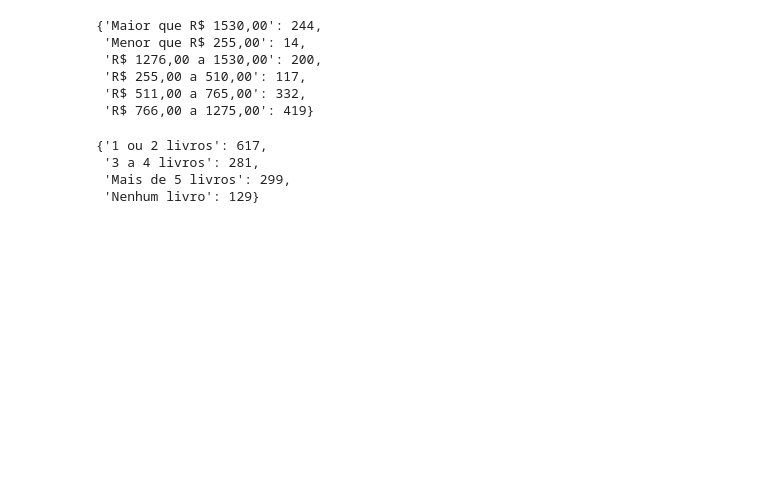
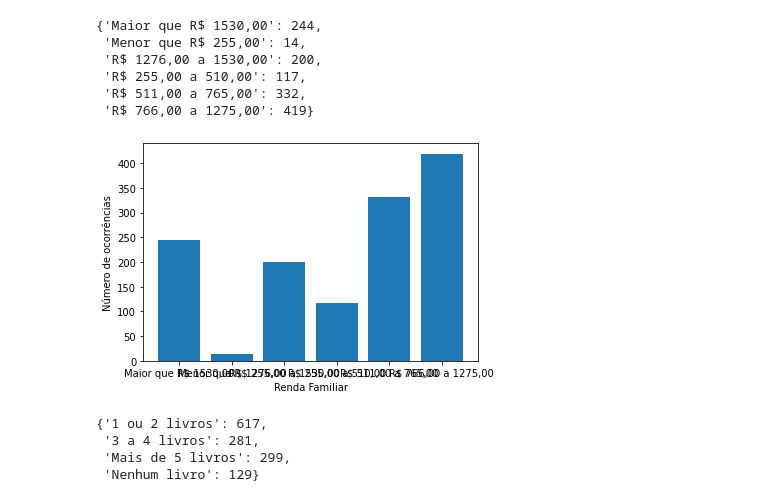
Before and after one commit to victor-s-santos/discovering-association-rules, a Jupyter notebook: 03-entrance_exam/analysing_data.ipynb, the cells around one changed output. Cells and saved outputs as stored; diff of their text form; code cells hidden in the pictures; blank space fills up the shorter version.

```diff
--- a/03-entrance_exam/analysing_data.ipynb
+++ b/03-entrance_exam/analysing_data.ipynb
@@ -30,5 +51,6 @@ df.groupby('sexo').size().to_dict()
 # %%
-df.groupby('renda_familiar').size().to_dict()
+renda_familiar = df.groupby('renda_familiar').size().to_dict()
+renda_familiar
 # %% [output]
 {'Maior que R$ 1530,00': 244,
  'Menor que R$ 255,00': 14,
@@ -36,4 +58,11 @@ df.groupby('renda_familiar').size().to_dict()
  'R$ 255,00 a 510,00': 117,
  'R$ 511,00 a 765,00': 332,
  'R$ 766,00 a 1275,00': 419}
+# %%
+_ = plt.bar(list(renda_familiar.keys()), list(renda_familiar.values()))
+_ = plt.xlabel('Renda Familiar')
+_ = plt.ylabel('Número de ocorrências')
+plt.show()
+# %% [output]
+[figure, added]
 # %%
```
Also changed, not shown: parts of 10 cells of this notebook.
